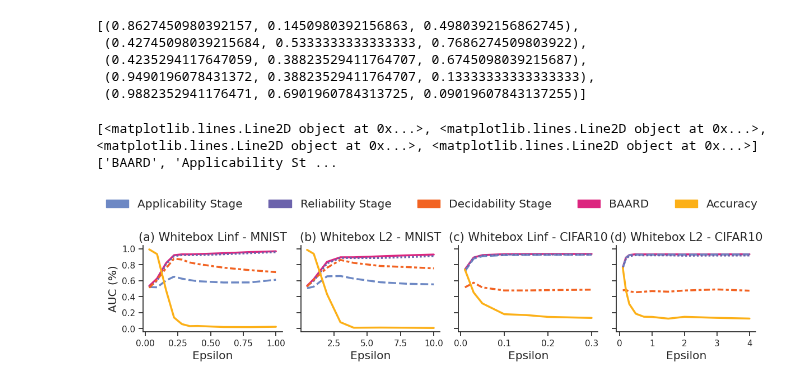
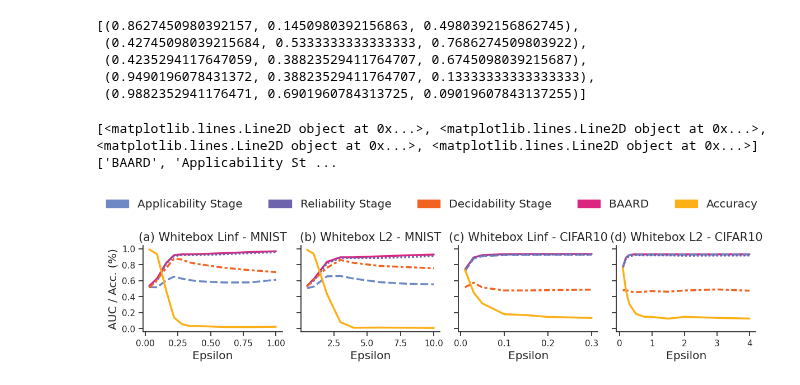
Before and after one commit to changx03/baard, a Jupyter notebook: plots/figure_whitebox.ipynb, the cells around one changed output. Cells and saved outputs as stored; diff of their text form; code cells hidden in the pictures.

```diff
--- a/plots/figure_whitebox.ipynb
+++ b/plots/figure_whitebox.ipynb
@@ -243,32 +243,32 @@ sn.lineplot(data=df_minst_l2_acc, x='eps', y='acc', ax=axs[1], linewidth=2.5)
 sn.lineplot(data=df4, x='Epsilon', y='auc', hue='Detector', ax=axs[2], linewidth=2.5, style_order=style_order, style='Detector')
 sn.lineplot(data=df_cifar10_linf_acc, x='eps', y='acc', ax=axs[2], linewidth=2.5)
 sn.lineplot(data=df3, x='Epsilon', y='auc', hue='Detector', ax=axs[3], linewidth=2.5, style_order=style_order, style='Detector')
 sn.lineplot(data=df_cifar10_l2_acc, x='eps', y='acc', ax=axs[3], linewidth=2.5)
 sn.despine(bottom=False, left=False)
 
 titles = [
     '(a) Whitebox Linf - MNIST',
     '(b) Whitebox L2 - MNIST',
     '(c) Whitebox Linf - CIFAR10',
     '(d) Whitebox L2 - CIFAR10',
 ]
 
 handles, labels = axs[-1].get_legend_handles_labels()
 print(handles, labels)
 handles = [patches.Patch(color=handles[i].get_color()) for i in [1, 2, 3, 0]] + [patches.Patch(color=ibm_color_palette[-1])]
 labels = labels[1:] + labels[:1] + ['Accuracy']
 fig.legend(handles=handles, labels=labels, loc='lower left',
            bbox_to_anchor=(0, 1, 1, 0), mode="expand", ncol=5, fontsize=FONTSIZE
            ).get_frame().set_linewidth(0)
-axs[0].set_ylabel('AUC (%)', fontsize=FONTSIZE)
+axs[0].set_ylabel('AUC / Acc. (%)', fontsize=FONTSIZE)
 plt.yticks(np.linspace(0, 1, 6))
 for i, title in enumerate(titles):
     axs[i].set_title(title, fontsize=FONTSIZE + 0.5)
     axs[i].get_legend().remove()
     axs[i].set_xlabel('Epsilon', fontsize=FONTSIZE)
 
 plt.tight_layout()
 plt.savefig('whitebox.pdf', dpi=300, bbox_inches='tight')
 # %% [output]
 [<matplotlib.lines.Line2D object at 0x...>, <matplotlib.lines.Line2D object at 0x...>, <matplotlib.lines.Line2D object at 0x...>, <matplotlib.lines.Line2D object at 0x...>] ['BAARD', 'Applicability St ...
-[figure, old version]
+[figure, new version]
```
Also changed, not shown: 3 other files.
